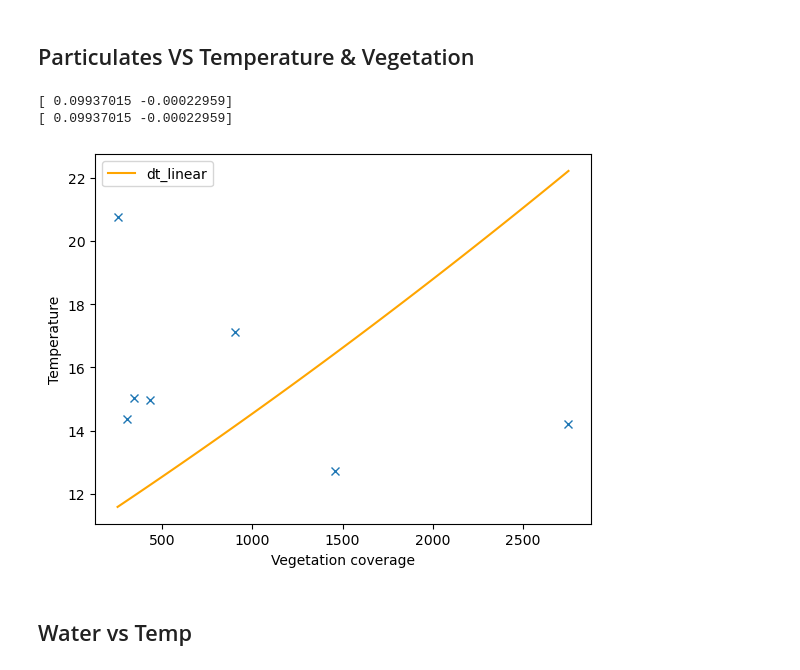
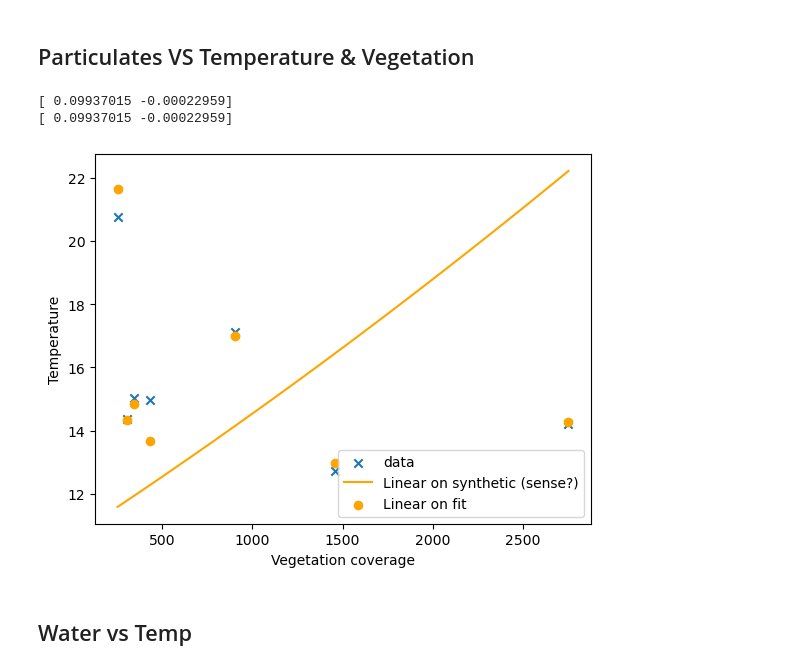
Before and after one commit to Max10-afk/comp_ecology, a Jupyter notebook: scripts/plotting.ipynb, the cells around one changed output. Cells and saved outputs as stored; diff of their text form; code cells hidden in the pictures.

```diff
--- a/scripts/plotting.ipynb
+++ b/scripts/plotting.ipynb
@@ -84,28 +92,30 @@ print(popt_linear)
 # %%
 def dt_linear(PTV , p, r):
     P, T, V = PTV
     return  p * P * T - r * V
 
 # Perform the curve fitting
 popt_linear, _ = curve_fit(dt_linear, (data["P"], data["T"], data["V"]), data["P"])#,bounds=[[0,0,0],[100000,10000000,100000]],p0=[0,1,1])
 
 print(popt_linear)
 v_fit = np.linspace(min(data["V"]), max(data["V"]), 100)
 t_fit = np.linspace(min(data["T"]), max(data["T"]), 100)
 p_fit = np.linspace(min(data["P"]), max(data["P"]), 100)
 
 y_linear = dt_linear((p_fit, t_fit, v_fit),  *popt_linear)
 
-plt.plot(data["V"], data["P"], "x")
-plt.plot(v_fit,y_linear, label = "dt_linear", color = "orange")
+plt.scatter(data["V"], data["P"], marker = "x", label = "data")
+plt.plot(v_fit,y_linear, color = "orange", label = "Linear on synthetic (sense?)")
+plt.scatter(data["V"], dt_linear((data["P"], data["T"], data["V"]),  *popt_linear), marker = "o",
+        color = "orange", label = "Linear on fit")
 plt.ylabel("Temperature")
 plt.xlabel("Vegetation coverage")
 plt.legend()
 print(popt_linear)
 # %% [output]
 [ 0.09937015 -0.00022959]
 [ 0.09937015 -0.00022959]
-[figure, old version]
+[figure, new version]
 # %% [markdown]
 ## Water vs Temp
 # %%
```
Also changed, not shown: parts of 3 cells of this notebook.
